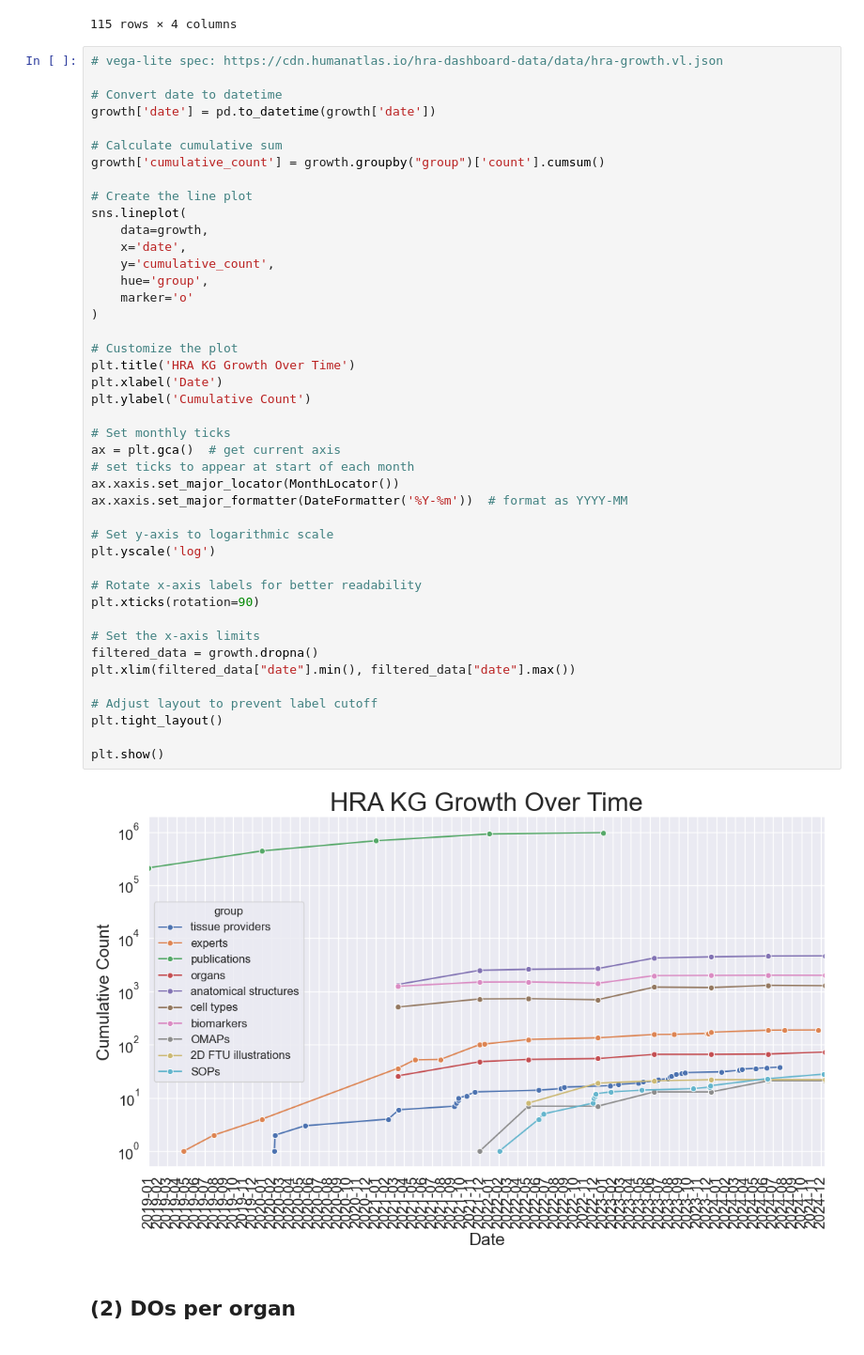
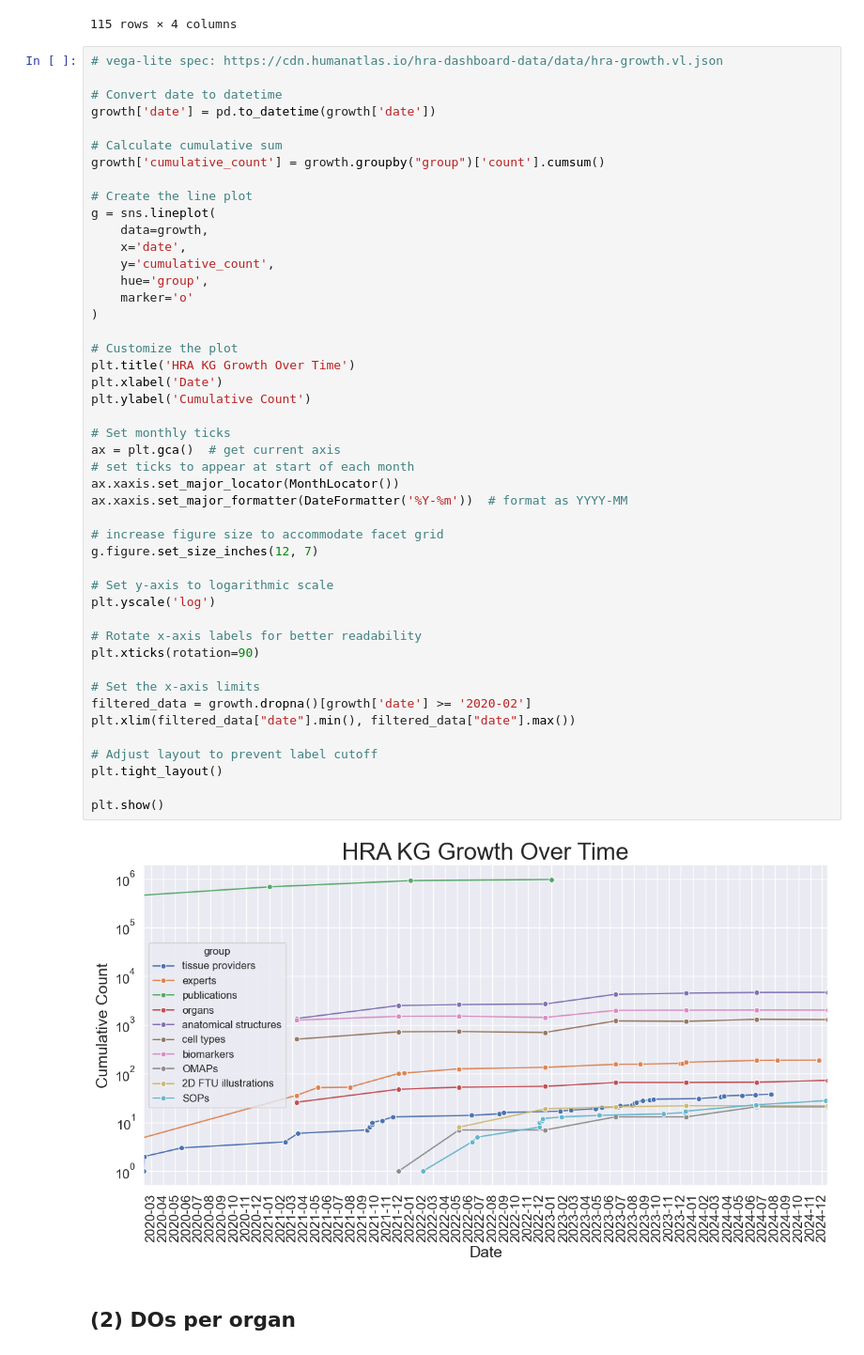
Before and after one commit to cns-iu/hra-kg-supporting-information, a Jupyter notebook: notebooks/hra-kg-technical-validation.ipynb, the cells around one changed output. Shown at 94% size. Drawn from its saved outputs; the diff is of its cells as text.

```diff
--- a/notebooks/hra-kg-technical-validation.ipynb
+++ b/notebooks/hra-kg-technical-validation.ipynb
@@ -185,41 +185,44 @@ growth['date'] = pd.to_datetime(growth['date'])
 growth['cumulative_count'] = growth.groupby("group")['count'].cumsum()
 
 # Create the line plot
-sns.lineplot(
+g = sns.lineplot(
     data=growth,
     x='date',
     y='cumulative_count',
     hue='group',
     marker='o'
 )
 
 # Customize the plot
 plt.title('HRA KG Growth Over Time')
 plt.xlabel('Date')
 plt.ylabel('Cumulative Count')
 
 # Set monthly ticks
 ax = plt.gca()  # get current axis
 # set ticks to appear at start of each month
 ax.xaxis.set_major_locator(MonthLocator())
 ax.xaxis.set_major_formatter(DateFormatter('%Y-%m'))  # format as YYYY-MM
 
+# increase figure size to accommodate facet grid
+g.figure.set_size_inches(12, 7)
+
 # Set y-axis to logarithmic scale
 plt.yscale('log')
 
 # Rotate x-axis labels for better readability
 plt.xticks(rotation=90)
 
 # Set the x-axis limits
-filtered_data = growth.dropna()
+filtered_data = growth.dropna()[growth['date'] >= '2020-02']
 plt.xlim(filtered_data["date"].min(), filtered_data["date"].max())
 
 # Adjust layout to prevent label cutoff
 plt.tight_layout()
 
 plt.show()
 # %% [output]
-[figure, old version]
+[figure, new version]
 # %% [markdown]
 ## (2) DOs per organ
 # %%
```
Also changed, not shown: parts of 16 cells of this notebook, 1 other file.
